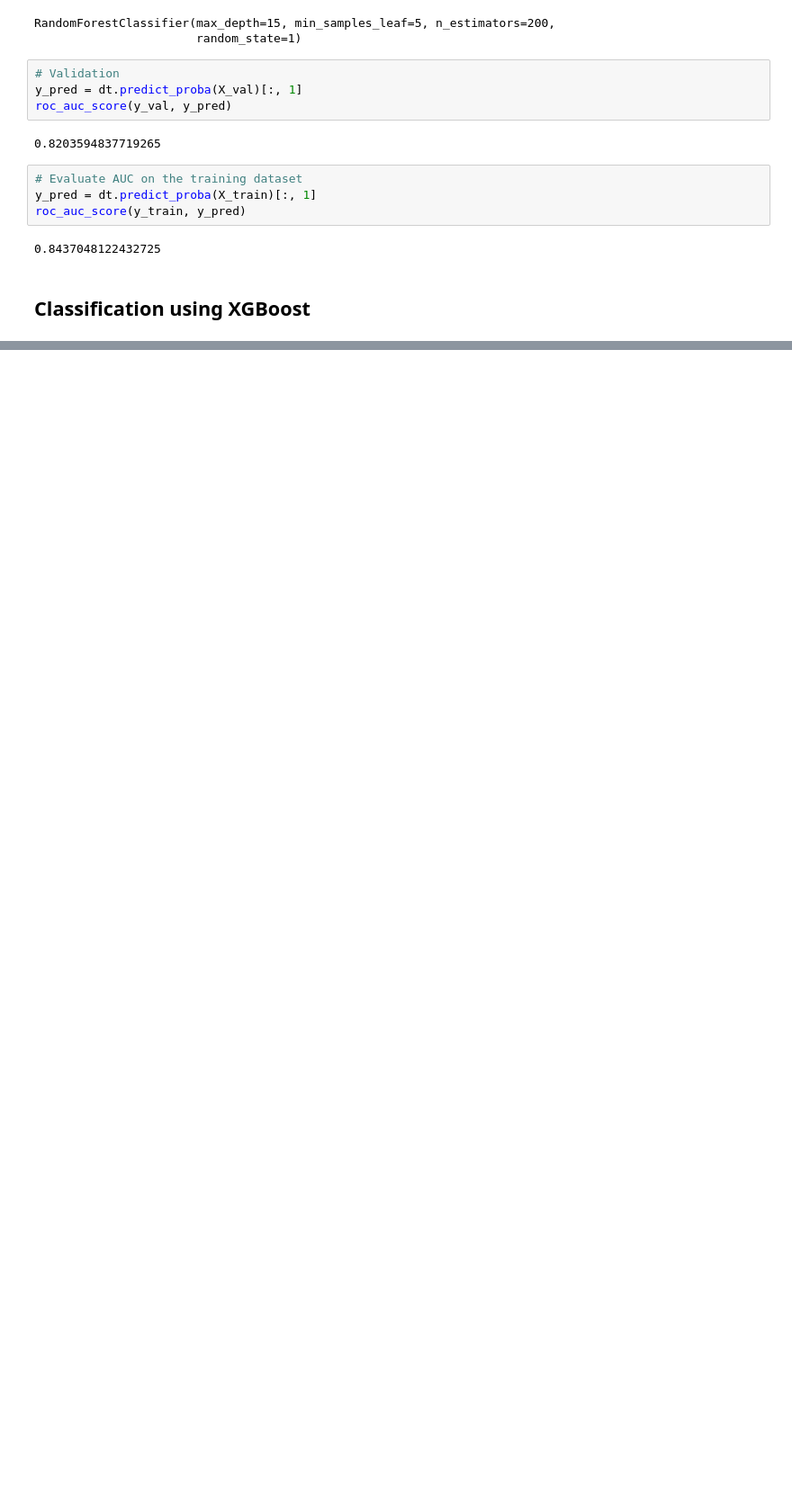
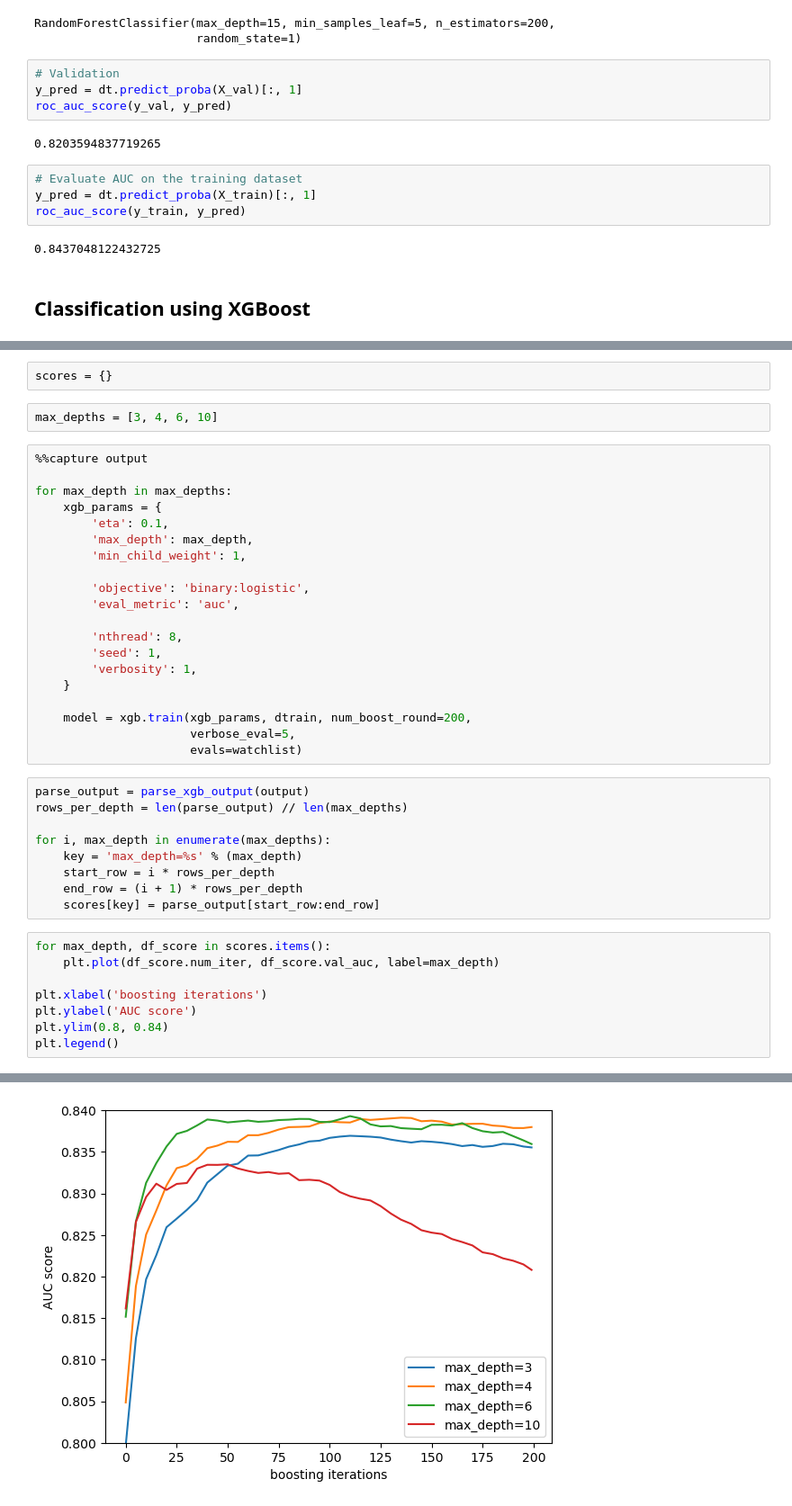
Before and after one commit to javier-cp6/santander-customer-satisfaction, a Jupyter notebook: notebook.ipynb, the cells around one changed output, grey strips where cells are left out. Shown at 90% size. Drawn from its saved outputs; the diff is of its cells as text; blank space fills up the shorter version.

```diff
--- a/notebook.ipynb
+++ b/notebook.ipynb
@@ -428,0 +589,42 @@ roc_auc_score(y_train, y_pred)
+# %%
+scores = {}
+# %%
+max_depths = [3, 4, 6, 10]
+# %%
+%%capture output
+
+for max_depth in max_depths:
+    xgb_params = {
+        'eta': 0.1,
+        'max_depth': max_depth,
+        'min_child_weight': 1,
+
+        'objective': 'binary:logistic',
+        'eval_metric': 'auc',
+
+        'nthread': 8,
+        'seed': 1,
+        'verbosity': 1,
+    }
+
+    model = xgb.train(xgb_params, dtrain, num_boost_round=200,
+                      verbose_eval=5,
+                      evals=watchlist)
+# %%
+parse_output = parse_xgb_output(output)
+rows_per_depth = len(parse_output) // len(max_depths)
+
+for i, max_depth in enumerate(max_depths):
+    key = 'max_depth=%s' % (max_depth)
+    start_row = i * rows_per_depth
+    end_row = (i + 1) * rows_per_depth
+    scores[key] = parse_output[start_row:end_row]
+# %%
+for max_depth, df_score in scores.items():
+    plt.plot(df_score.num_iter, df_score.val_auc, label=max_depth)
+
+plt.xlabel('boosting iterations')
+plt.ylabel('AUC score')
+plt.ylim(0.8, 0.84)
+plt.legend()
+# %% [output]
@@ -428,0 +632 @@ roc_auc_score(y_train, y_pred)
+[figure, added]
```
Also changed, not shown: parts of 58 cells of this notebook.
